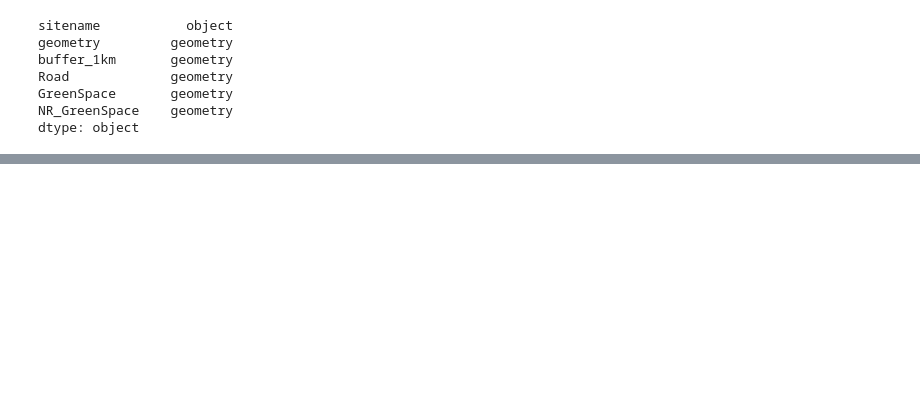
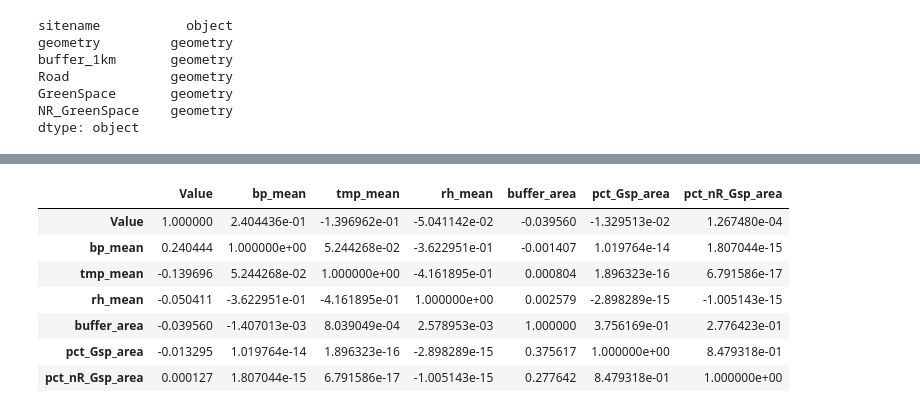
Before and after one commit to yulun-cd/IGS, a Jupyter notebook: DataAnalysis.ipynb, the cells around one changed output, grey strips where cells are left out. Drawn from its saved outputs; the diff is of its cells as text; code cells hidden in the pictures; blank space fills up the shorter version.

```diff
--- a/DataAnalysis.ipynb
+++ b/DataAnalysis.ipynb
@@ -240,0 +476,3 @@ loc_gdf.drop(['BL0','GR4'],inplace=True)
+# %%
+daily=pd.read_csv('data/daily.csv')
+daily.info()
@@ -240,0 +490,3 @@ loc_gdf.drop(['BL0','GR4'],inplace=True)
+# %%
+cond_daily=pd.read_csv('data/cond_daily.csv')
+cond_daily.info()
@@ -240,0 +505,6 @@ loc_gdf.drop(['BL0','GR4'],inplace=True)
+# %%
+daily_df=daily.merge(cond_daily,on='DateTime')
+daily_df=daily_df.merge(loc_gdf,left_on='Site',right_index=True)
+daily_df.drop(['sitename','geometry','buffer_1km','Road','GreenSpace','NR_GreenSpace','min_dis']
+        ,axis=1,inplace=True)
+daily_df.info()
@@ -241,3 +528,16 @@ loc_gdf.drop(['BL0','GR4'],inplace=True)
+# %%
+daily_df['DateTime']=pd.to_datetime(daily_df['DateTime'])
+# %%
+daily_df.corr()
+# %% [output]
+|  | Value | bp_mean | tmp_mean | rh_mean | buffer_area | pct_Gsp_area | pct_nR_Gsp_area |
+| Value | 1.000000 | 2.404436e-01 | -1.396962e-01 | -5.041142e-02 | -0.039560 | -1.329513e-02 | 1.267480e-04 |
+| bp_mean | 0.240444 | 1.000000e+00 | 5.244268e-02 | -3.622951e-01 | -0.001407 | 1.019764e-14 | 1.807044e-15 |
+| tmp_mean | -0.139696 | 5.244268e-02 | 1.000000e+00 | -4.161895e-01 | 0.000804 | 1.896323e-16 | 6.791586e-17 |
+| rh_mean | -0.050411 | -3.622951e-01 | -4.161895e-01 | 1.000000e+00 | 0.002579 | -2.898289e-15 | -1.005143e-15 |
+| buffer_area | -0.039560 | -1.407013e-03 | 8.039049e-04 | 2.578953e-03 | 1.000000 | 3.756169e-01 | 2.776423e-01 |
+| pct_Gsp_area | -0.013295 | 1.019764e-14 | 1.896323e-16 | -2.898289e-15 | 0.375617 | 1.000000e+00 | 8.479318e-01 |
+| pct_nR_Gsp_area | 0.000127 | 1.807044e-15 | 6.791586e-17 | -1.005143e-15 | 0.277642 | 8.479318e-01 | 1.000000e+00 |
 # %%
 df=AQMS_df.drop(AQMS_df[AQMS_df['Site'].isin(['BL0','GR4'])].index).reset_index(drop=True)
 df.info()
```
Also changed, not shown: parts of 44 cells of this notebook, 2 other files.
